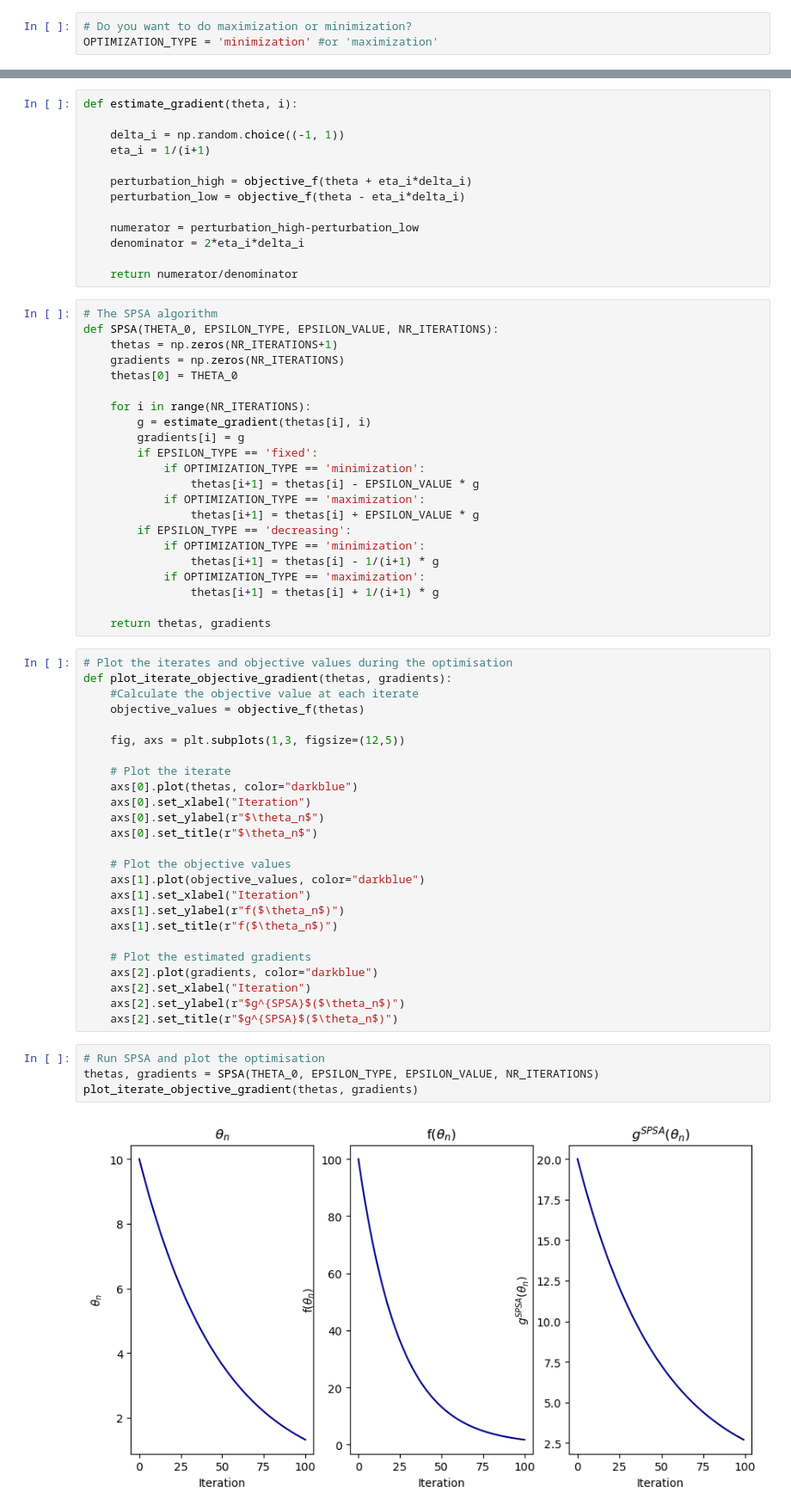
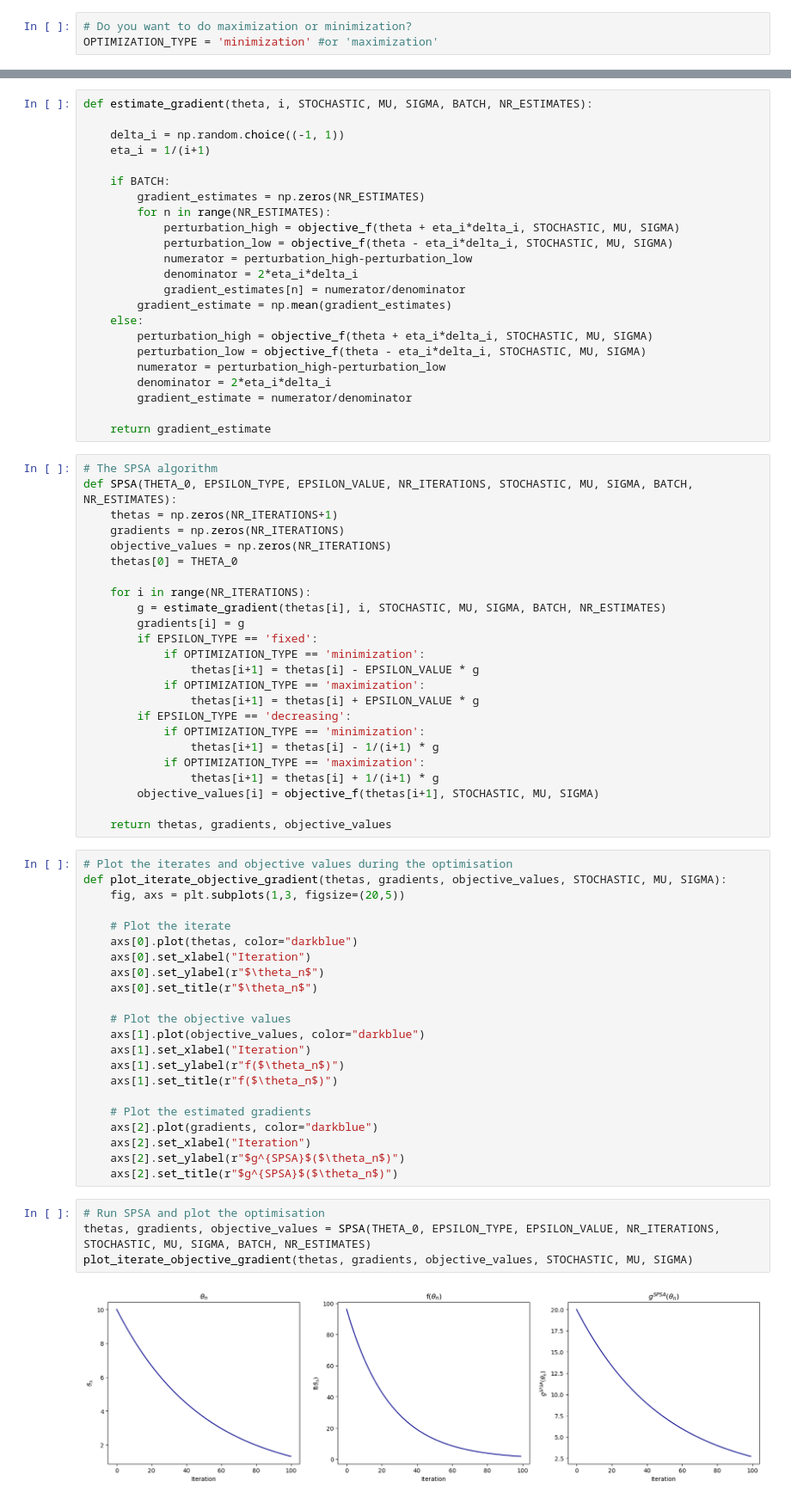
Before and after one commit to NanneD/SOLT, a Jupyter notebook: SPSA.ipynb, the cells around one changed output, grey strips where cells are left out. Shown at 86% size. Cells and saved outputs as stored; diff of their text form.

```diff
--- a/SPSA.ipynb
+++ b/SPSA.ipynb
@@ -50,25 +79,36 @@ OPTIMIZATION_TYPE = 'minimization' #or 'maximization'
 # %%
-def estimate_gradient(theta, i):
+def estimate_gradient(theta, i, STOCHASTIC, MU, SIGMA, BATCH, NR_ESTIMATES):
 
     delta_i = np.random.choice((-1, 1))
     eta_i = 1/(i+1)
 
-    perturbation_high = objective_f(theta + eta_i*delta_i)
-    perturbation_low = objective_f(theta - eta_i*delta_i)
+    if BATCH:
+        gradient_estimates = np.zeros(NR_ESTIMATES)
+        for n in range(NR_ESTIMATES):
+            perturbation_high = objective_f(theta + eta_i*delta_i, STOCHASTIC, MU, SIGMA)
+            perturbation_low = objective_f(theta - eta_i*delta_i, STOCHASTIC, MU, SIGMA)
+            numerator = perturbation_high-perturbation_low
+            denominator = 2*eta_i*delta_i
+            gradient_estimates[n] = numerator/denominator
+        gradient_estimate = np.mean(gradient_estimates)
+    else:
+        perturbation_high = objective_f(theta + eta_i*delta_i, STOCHASTIC, MU, SIGMA)
+        perturbation_low = objective_f(theta - eta_i*delta_i, STOCHASTIC, MU, SIGMA)
+        numerator = perturbation_high-perturbation_low
+        denominator = 2*eta_i*delta_i
+        gradient_estimate = numerator/denominator
 
-    numerator = perturbation_high-perturbation_low
-    denominator = 2*eta_i*delta_i
-
-    return numerator/denominator
+    return gradient_estimate
 # %%
 # The SPSA algorithm
-def SPSA(THETA_0, EPSILON_TYPE, EPSILON_VALUE, NR_ITERATIONS):
+def SPSA(THETA_0, EPSILON_TYPE, EPSILON_VALUE, NR_ITERATIONS, STOCHASTIC, MU, SIGMA, BATCH, NR_ESTIMATES):
     thetas = np.zeros(NR_ITERATIONS+1)
     gradients = np.zeros(NR_ITERATIONS)
+    objective_values = np.zeros(NR_ITERATIONS)
     thetas[0] = THETA_0
 
     for i in range(NR_ITERATIONS):
-        g = estimate_gradient(thetas[i], i)
+        g = estimate_gradient(thetas[i], i, STOCHASTIC, MU, SIGMA, BATCH, NR_ESTIMATES)
         gradients[i] = g
         if EPSILON_TYPE == 'fixed':
             if OPTIMIZATION_TYPE == 'minimization':
@@ -80,15 +120,13 @@ def SPSA(THETA_0, EPSILON_TYPE, EPSILON_VALUE, NR_ITERATIONS):
                 thetas[i+1] = thetas[i] - 1/(i+1) * g
             if OPTIMIZATION_TYPE == 'maximization':
                 thetas[i+1] = thetas[i] + 1/(i+1) * g
+        objective_values[i] = objective_f(thetas[i+1], STOCHASTIC, MU, SIGMA)
 
-    return thetas, gradients
+    return thetas, gradients, objective_values
 # %%
 # Plot the iterates and objective values during the optimisation
-def plot_iterate_objective_gradient(thetas, gradients):
-    #Calculate the objective value at each iterate
-    objective_values = objective_f(thetas)
-
-    fig, axs = plt.subplots(1,3, figsize=(12,5))
+def plot_iterate_objective_gradient(thetas, gradients, objective_values, STOCHASTIC, MU, SIGMA):
+    fig, axs = plt.subplots(1,3, figsize=(20,5))
 
     # Plot the iterate
     axs[0].plot(thetas, color="darkblue")
@@ -109,7 +147,7 @@ def plot_iterate_objective_gradient(thetas, gradients):
     axs[2].set_title(r"$g^{SPSA}$($\theta_n$)")
 # %%
 # Run SPSA and plot the optimisation
-thetas, gradients = SPSA(THETA_0, EPSILON_TYPE, EPSILON_VALUE, NR_ITERATIONS)
-plot_iterate_objective_gradient(thetas, gradients)
+thetas, gradients, objective_values = SPSA(THETA_0, EPSILON_TYPE, EPSILON_VALUE, NR_ITERATIONS, STOCHASTIC, MU, SIGMA, BATCH, NR_ESTIMATES)
+plot_iterate_objective_gradient(thetas, gradients, objective_values, STOCHASTIC, MU, SIGMA)
 # %% [output]
-[figure, old version]
+[figure, new version]
```
Also changed, not shown: parts of 5 cells of this notebook.
